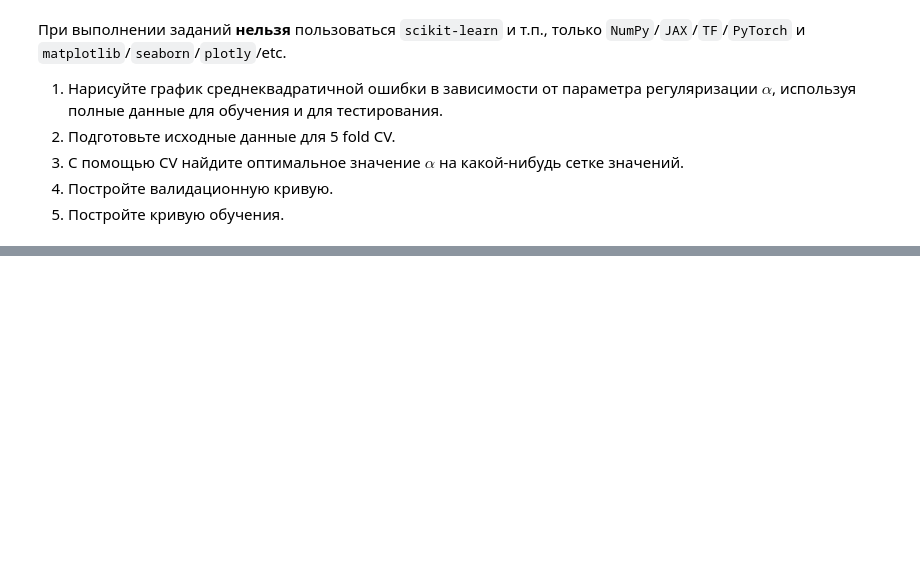
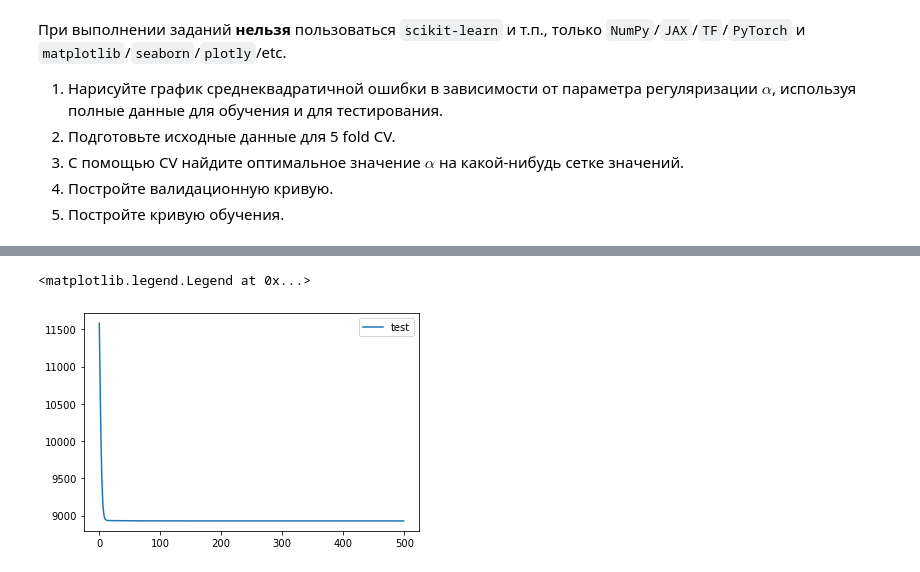
Before and after one commit to akrpv/classification-2020, a Jupyter notebook: tasks/Task_4.ipynb, the cells around one changed output, grey strips where cells are left out. Drawn from its saved outputs; the diff is of its cells as text; code cells hidden in the pictures; blank space fills up the shorter version.

```diff
--- a/tasks/Task_4.ipynb
+++ b/tasks/Task_4.ipynb
@@ -26,0 +25,36 @@ print(X)
+# %%
+def predict(w, b, X):
+    return X @ w.T + b
+# %%
+@jax.jit
+def loss(w, b, X, y_expected, alpha):
+    predicted = predict(w, b, X)
+    return (((y_expected - predicted) ** 2).mean() + alpha * sum(w * w)**2)
+# %%
+grad_loss = jax.jit(jax.grad(loss, argnums=(0, 1)))
+# %%
+def grad_losses(X_train, X_test, y_train, y_test, alpha=0.01):
+    w = np.random.randn(4)
+    b = np.random.randn(1)
+    train_losses = []
+    test_losses = []
+
+    lambd = 0.01
+    for i in range(500):
+        w_grad, b_grad = grad_loss(w, b, X_train, y_train, alpha)
+
+        w -= lambd * w_grad
+        b -= lambd * b_grad
+
+        loss_train = loss(w, b, X_train, y_train, alpha)
+        loss_test = loss(w, b, X_test, y_test, alpha)
+
+        train_losses.append(loss_train)
+        test_losses.append(loss_test)
+    return train_losses, test_losses
+# %%
+train_losses, test_losses = grad_losses(X_train, X_test, y_train, y_test, alpha=0.01)
+ticks = np.arange(len(train_losses))
+plt.plot(ticks, test_losses, label='test')
+plt.legend()
+# %% [output]
@@ -26,0 +62,2 @@ print(X)
+<matplotlib.legend.Legend at 0x...>
+[figure, added]
```
Also changed, not shown: parts of 5 cells of this notebook, 1 other file.
